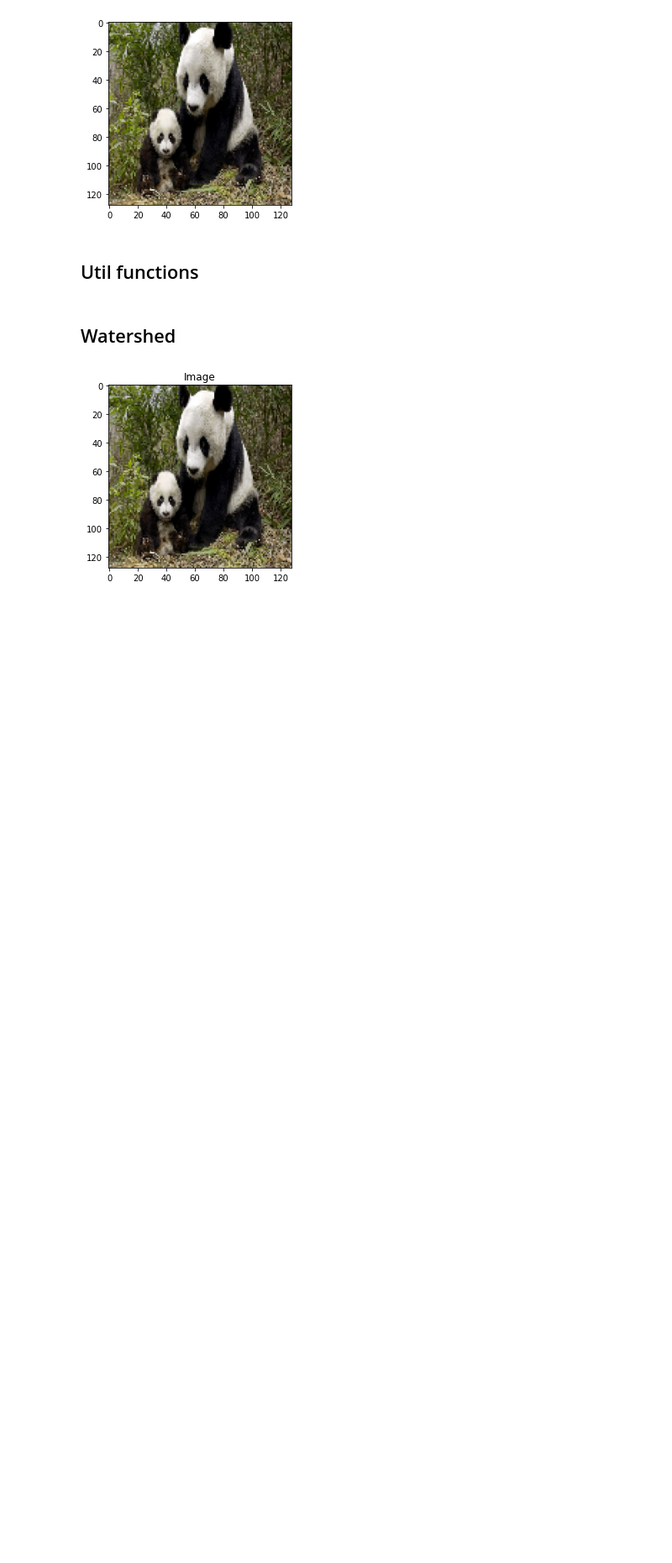
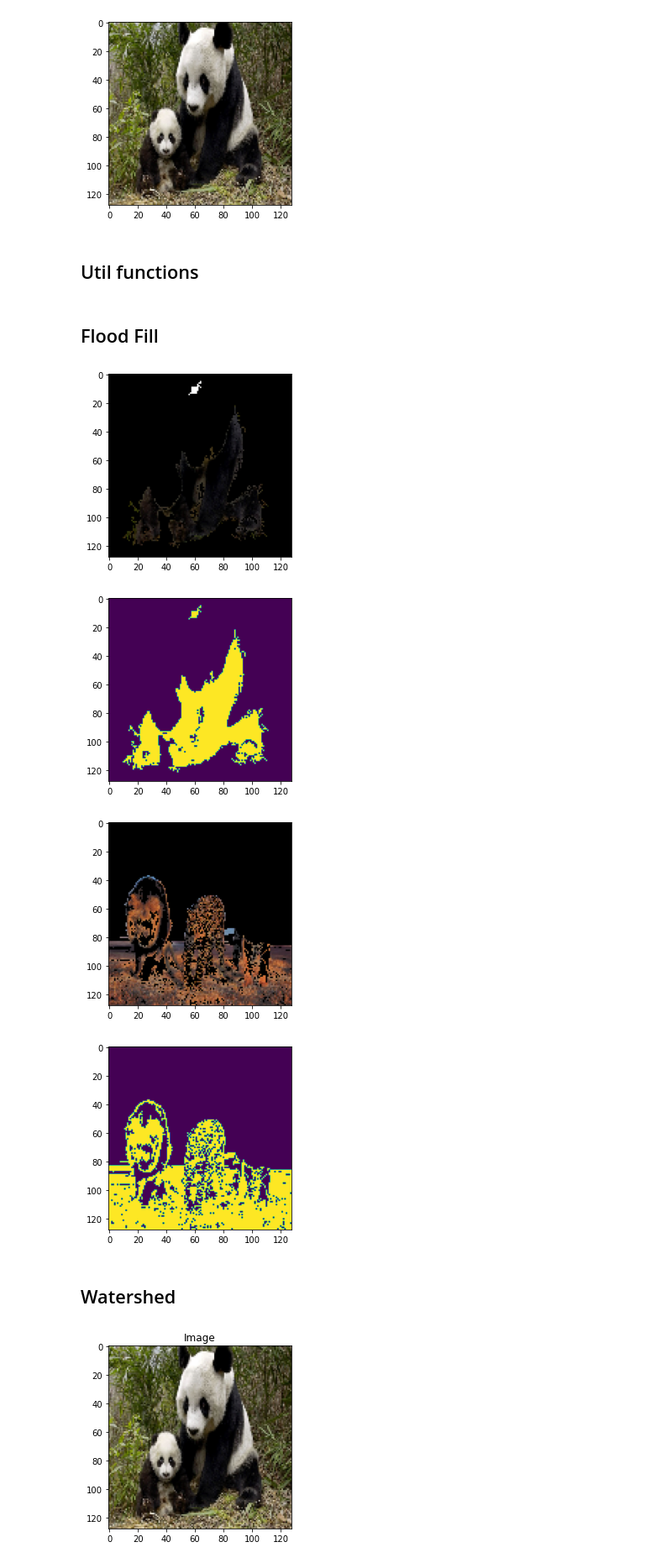
Before and after one commit to VSydorskyy/IASA_CV_LABS, a Jupyter notebook: lab_4/main.ipynb, the cells around one changed output. Shown at 84% size. Cells and saved outputs as stored; diff of their text form; code cells hidden in the pictures; blank space fills up the shorter version.

Commit message:
lab_4 flood_fill added

```diff
--- a/lab_4/main.ipynb
+++ b/lab_4/main.ipynb
@@ -177,6 +162,25 @@ def apply_grabcut(
 
     return score
 
+def apply_flood_fill(
+    input_image: np.ndarray,
+    inital_point: Tuple[int,int],
+    toler: int = 50
+):
+    grayscale = cv2.cvtColor(input_image, cv2.COLOR_RGB2GRAY)
+    segmented = flood_fill(grayscale, inital_point, 255, tolerance=toler)
+    segmented = (segmented == 255).astype('uint8')
+
+    plt.imshow((input_image * segmented[:,:,None]).astype('uint8'))
+    plt.show()
+    plt.imshow(segmented)
+    plt.show()
+
+    # Count HiBeni
+    score = hi_beni_criteria(input_image, segmented)
+
+    return score
+
 def cv2_kmeans(
     im: np.array,
     params: Mapping[str, Any]
@@ -252,6 +256,18 @@ def cluster_evaluate_all_images(
     return scores
 # %%
 all_results = dict()
+# %% [markdown]
+## Flood Fill
+# %%
+all_results['flood_fill'] = {"hi-beni": []}
+# %%
+all_results['flood_fill']['hi-beni'].append(apply_flood_fill(all_images[0], (80,80)))
+all_results['flood_fill']['hi-beni'].append(apply_flood_fill(all_images[1], (80,80)))
+# %% [output]
+[figure, added]
+[figure, added]
+[figure, added]
+[figure, added]
 # %% [markdown]
 ## Watershed
 # %%
```
Also changed, not shown: parts of 6 cells of this notebook.
